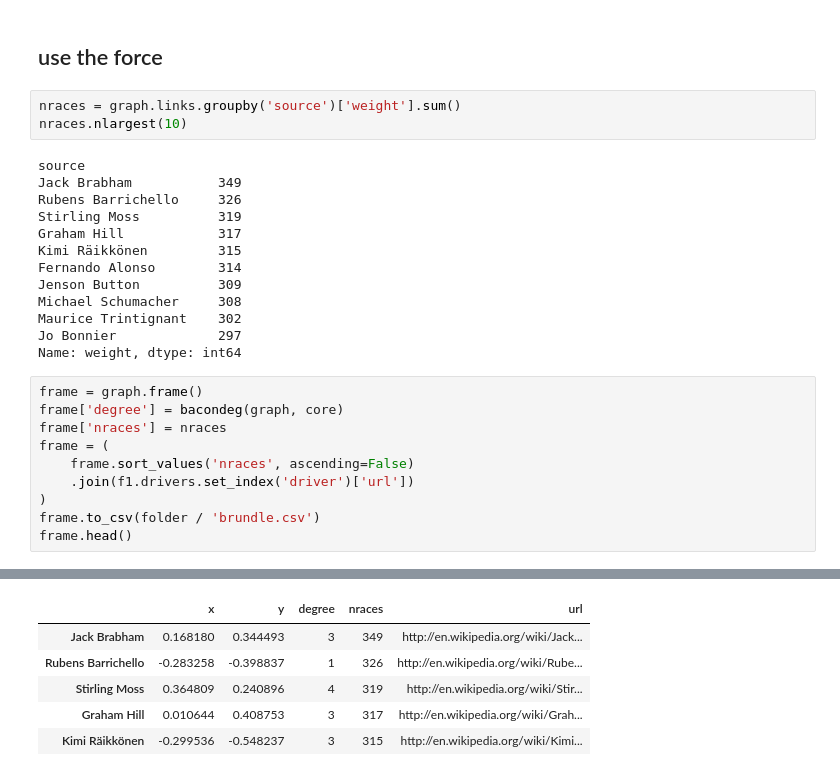
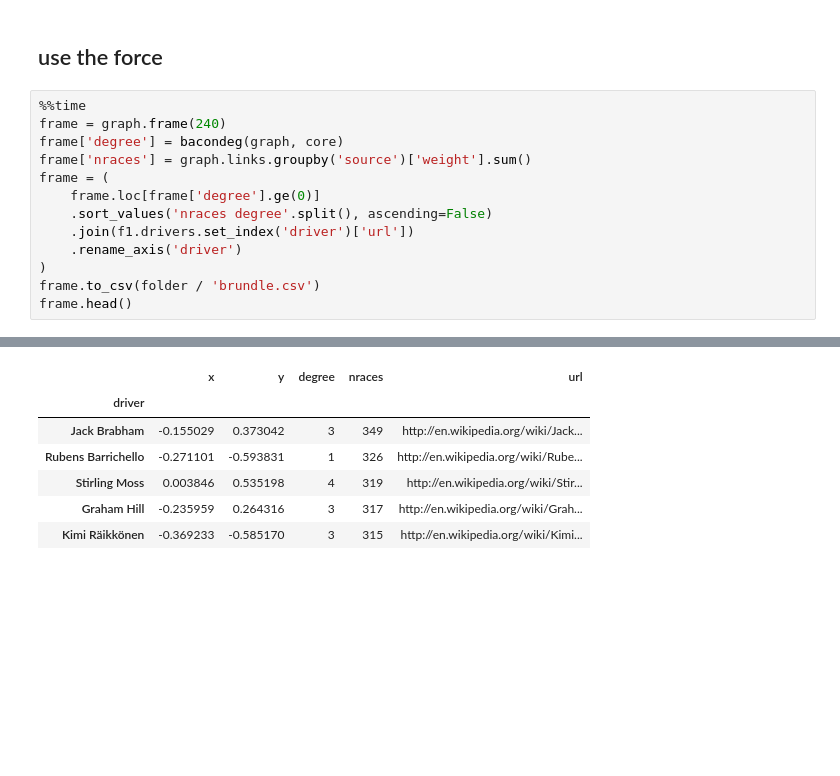
Before and after one commit to samkennerly/kingofsnake, a Jupyter notebook: books/viz/graph.ipynb, the cells around one changed output, grey strips where cells are left out. Drawn from its saved outputs; the diff is of its cells as text; blank space fills up the shorter version.

```diff
--- a/books/viz/graph.ipynb
+++ b/books/viz/graph.ipynb
@@ -156,29 +159,16 @@ vgers
 | 11 | Max Chilton | British | 1991-04-21 |
 # %% [markdown]
 ## use the force
-# %%
-nraces = graph.links.groupby('source')['weight'].sum()
-nraces.nlargest(10)
-# %% [output]
-source
-Jack Brabham           349
-Rubens Barrichello     326
-Stirling Moss          319
-Graham Hill            317
-Kimi Räikkönen         315
-Fernando Alonso        314
-Jenson Button          309
-Michael Schumacher     308
-Maurice Trintignant    302
-Jo Bonnier             297
-Name: weight, dtype: int64
 # %%
-frame = graph.frame()
+%%time
+frame = graph.frame(240)
 frame['degree'] = bacondeg(graph, core)
-frame['nraces'] = nraces
+frame['nraces'] = graph.links.groupby('source')['weight'].sum()
 frame = (
-    frame.sort_values('nraces', ascending=False)
+    frame.loc[frame['degree'].ge(0)]
+    .sort_values('nraces degree'.split(), ascending=False)
     .join(f1.drivers.set_index('driver')['url'])
+    .rename_axis('driver')
 )
 frame.to_csv(folder / 'brundle.csv')
 frame.head()
@@ -186,8 +178,9 @@ frame.head()
 |  | x | y | degree | nraces | url |
-| Jack Brabham | 0.168180 | 0.344493 | 3 | 349 | http://en.wikipedia.org/wiki/Jack... |
-| Rubens Barrichello | -0.283258 | -0.398837 | 1 | 326 | http://en.wikipedia.org/wiki/Rube... |
-| Stirling Moss | 0.364809 | 0.240896 | 4 | 319 | http://en.wikipedia.org/wiki/Stir... |
-| Graham Hill | 0.010644 | 0.408753 | 3 | 317 | http://en.wikipedia.org/wiki/Grah... |
-| Kimi Räikkönen | -0.299536 | -0.548237 | 3 | 315 | http://en.wikipedia.org/wiki/Kimi... |
+| driver |  |  |  |  |  |
+| Jack Brabham | -0.155029 | 0.373042 | 3 | 349 | http://en.wikipedia.org/wiki/Jack... |
+| Rubens Barrichello | -0.271101 | -0.593831 | 1 | 326 | http://en.wikipedia.org/wiki/Rube... |
+| Stirling Moss | 0.003846 | 0.535198 | 4 | 319 | http://en.wikipedia.org/wiki/Stir... |
+| Graham Hill | -0.235959 | 0.264316 | 3 | 317 | http://en.wikipedia.org/wiki/Grah... |
+| Kimi Räikkönen | -0.369233 | -0.585170 | 3 | 315 | http://en.wikipedia.org/wiki/Kimi... |
 # %%
 def show(frame, core, **kwargs):
```
Also changed, not shown: parts of 3 cells of this notebook, 6 other files.
